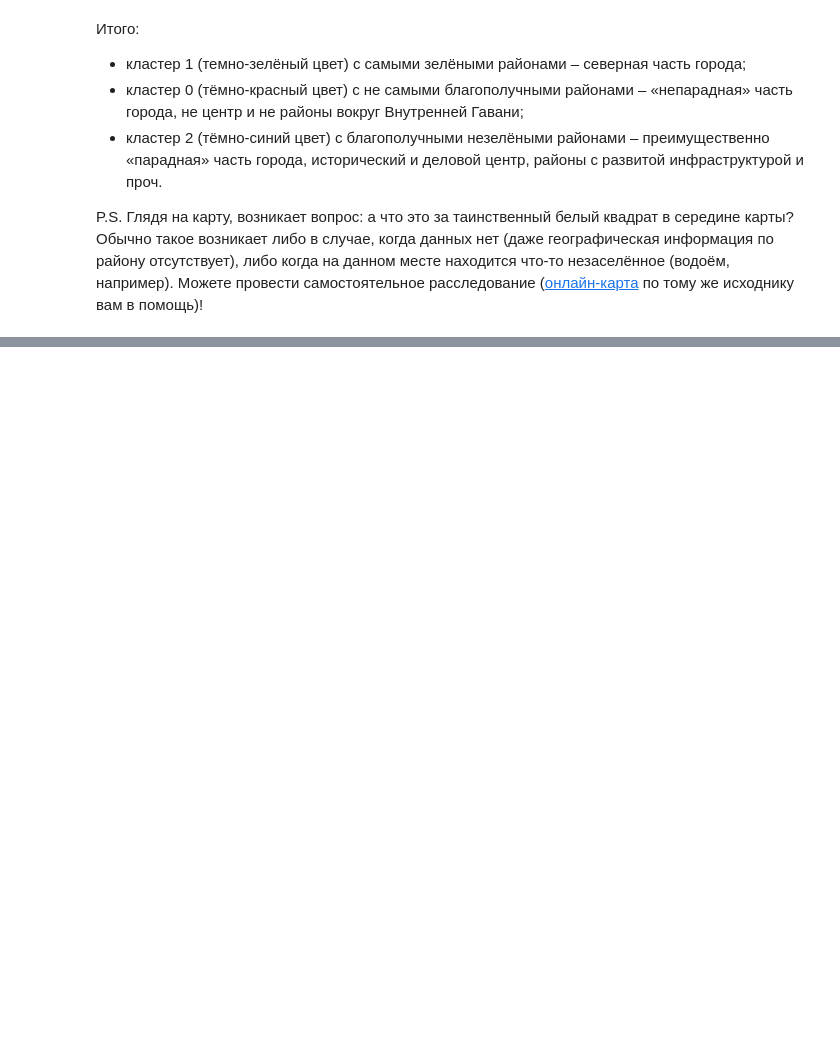
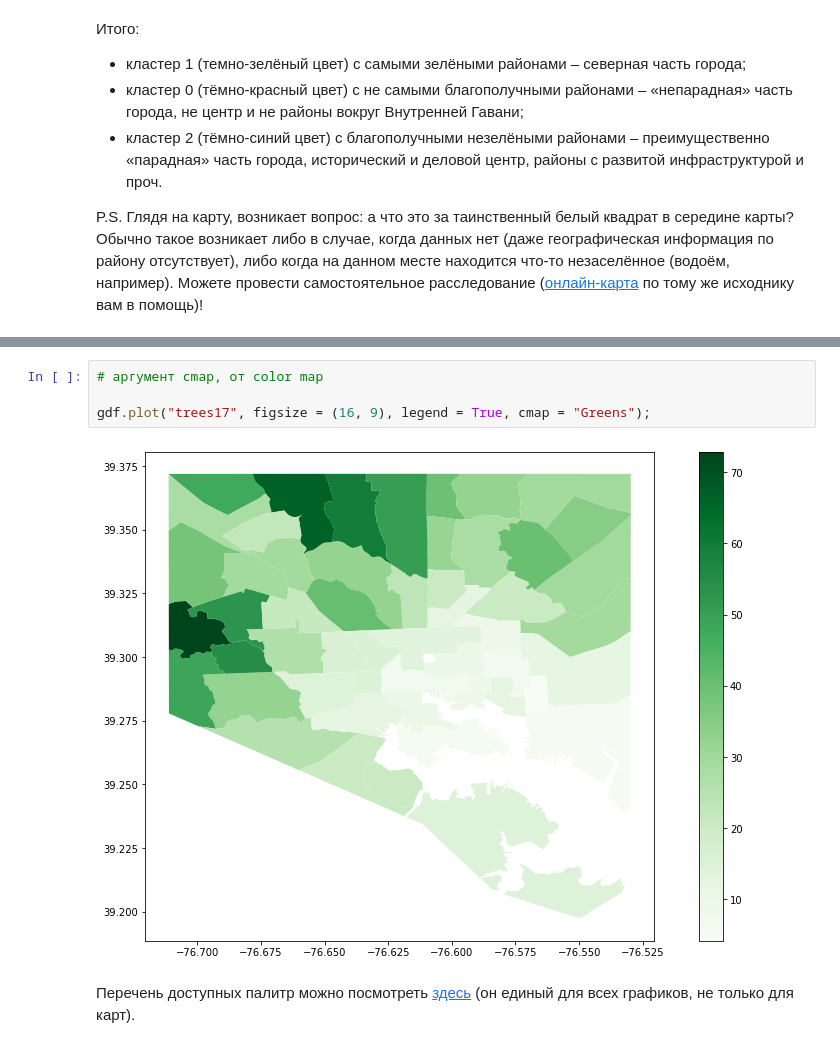
Before and after one commit to allatambov/PyPerm24, a Jupyter notebook: 07-cluster01.ipynb, the cells around one changed output, grey strips where cells are left out. Drawn from its saved outputs; the diff is of its cells as text; blank space fills up the shorter version.

```diff
--- a/07-cluster01.ipynb
+++ b/07-cluster01.ipynb
@@ -231,0 +425,8 @@ P.S. Глядя на карту, возникает вопрос: а что эт
+# %%
+# аргумент cmap, от color map
+
+gdf.plot("trees17", figsize = (16, 9), legend = True, cmap = "Greens");
+# %% [output]
+[figure, added]
+# %% [markdown]
+Перечень доступных палитр можно посмотреть [здесь](https://matplotlib.org/stable/users/explain/colors/colormaps.html) (он единый для всех графиков, не только для карт).
```
Also changed, not shown: parts of 50 cells of this notebook.
